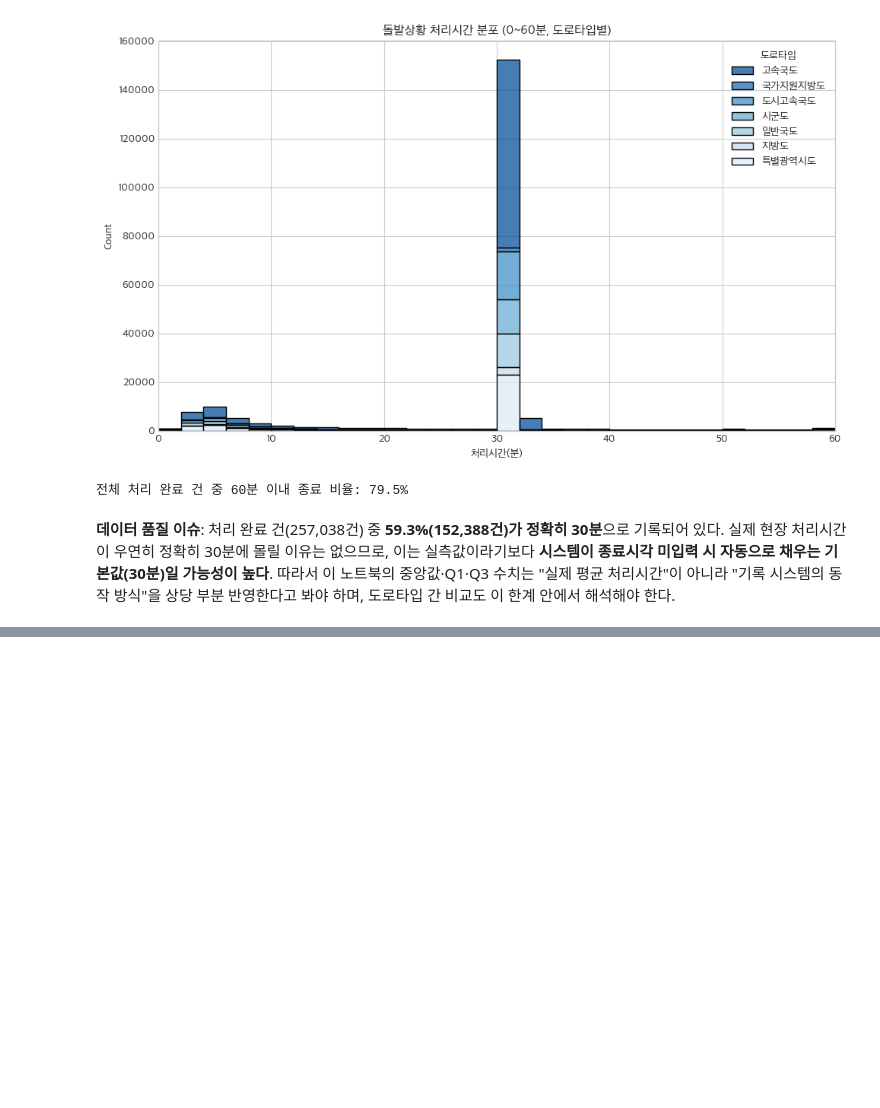
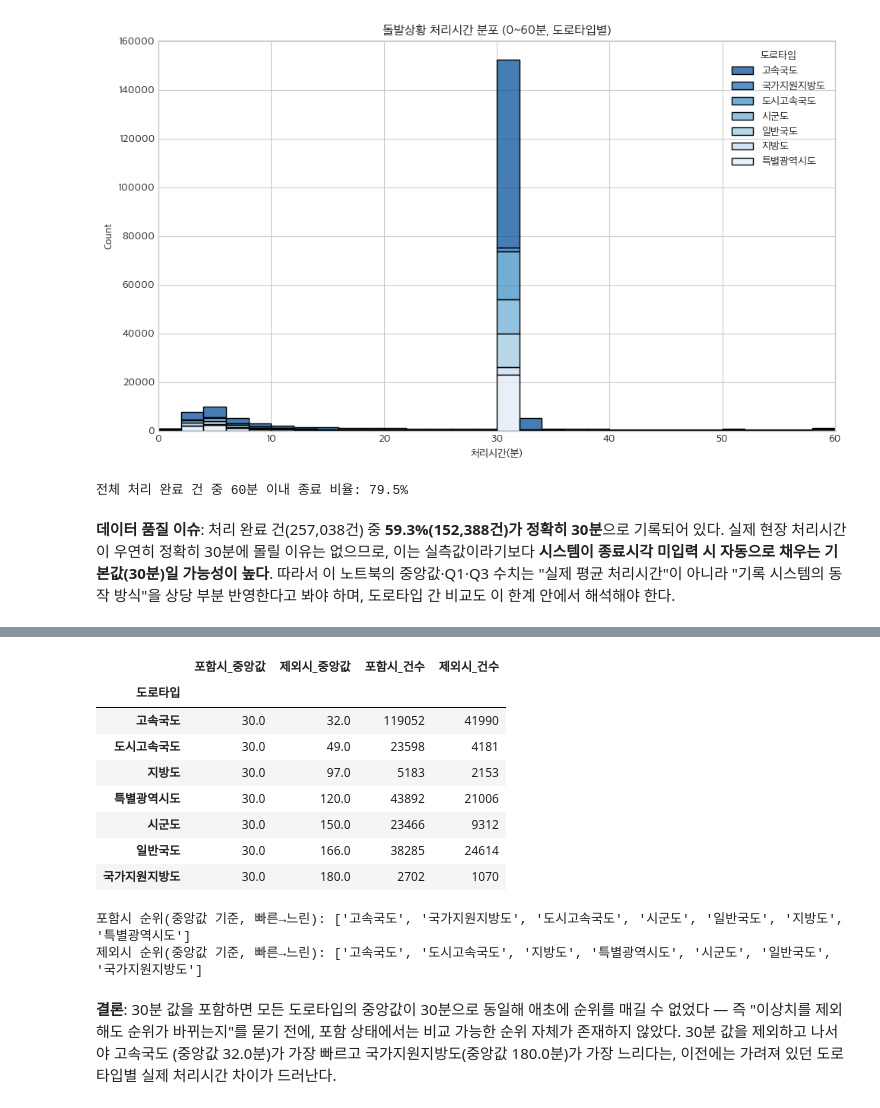
Before and after one commit to dan980918-coder/road-incident-analysis, a Jupyter notebook: notebooks/06_accident_duration.ipynb, the cells around one changed output, grey strips where cells are left out. Cells and saved outputs as stored; diff of their text form; code cells hidden in the pictures; blank space fills up the shorter version.

```diff
--- a/notebooks/06_accident_duration.ipynb
+++ b/notebooks/06_accident_duration.ipynb
@@ -139,0 +145,41 @@ print(f'전체 처리 완료 건 중 60분 이내 종료 비율: {pct_within_60:
+# %%
+df_excl = df_dur[df_dur['처리시간(분)'] != 30.0]
+
+stats_excl = (
+    df_excl[df_excl['도로타입'] != '-']
+    .groupby('도로타입')['처리시간(분)']
+    .agg(건수='count', 평균='mean', 중앙값='median', Q1=lambda s: s.quantile(0.25), Q3=lambda s: s.quantile(0.75))
+    .round(1)
+)
+
+compare = pd.DataFrame({
+    '포함시_중앙값': road_type_stats['중앙값'],
+    '제외시_중앙값': stats_excl['중앙값'],
+    '포함시_건수': road_type_stats['건수'],
+    '제외시_건수': stats_excl['건수'],
+}).sort_values('제외시_중앙값')
+compare
+# %% [output]
+|  | 포함시_중앙값 | 제외시_중앙값 | 포함시_건수 | 제외시_건수 |
+| 도로타입 |  |  |  |  |
+| 고속국도 | 30.0 | 32.0 | 119052 | 41990 |
+| 도시고속국도 | 30.0 | 49.0 | 23598 | 4181 |
+| 지방도 | 30.0 | 97.0 | 5183 | 2153 |
+| 특별광역시도 | 30.0 | 120.0 | 43892 | 21006 |
+| 시군도 | 30.0 | 150.0 | 23466 | 9312 |
+| 일반국도 | 30.0 | 166.0 | 38285 | 24614 |
+| 국가지원지방도 | 30.0 | 180.0 | 2702 | 1070 |
+# %%
+incl_rank = road_type_stats.sort_values('중앙값').index.tolist()
+excl_rank = stats_excl.sort_values('중앙값').index.tolist()
+print('포함시 순위(중앙값 기준, 빠른→느린):', incl_rank)
+print('제외시 순위(중앙값 기준, 빠른→느린):', excl_rank)
+# %% [output]
+포함시 순위(중앙값 기준, 빠른→느린): ['고속국도', '국가지원지방도', '도시고속국도', '시군도', '일반국도', '지방도', '특별광역시도']
+제외시 순위(중앙값 기준, 빠른→느린): ['고속국도', '도시고속국도', '지방도', '특별광역시도', '시군도', '일반국도', '국가지원지방도']
+# %% [markdown]
+**결론**: 30분 값을 포함하면 모든 도로타입의 중앙값이 30분으로 동일해 애초에
+순위를 매길 수 없었다 — 즉 "이상치를 제외해도 순위가 바뀌는지"를 묻기 전에, 포함
+상태에서는 비교 가능한 순위 자체가 존재하지 않았다. 30분 값을 제외하고 나서야 고속국도
+(중앙값 32.0분)가 가장 빠르고 국가지원지방도(중앙값 180.0분)가 가장 느리다는, 이전에는
+가려져 있던 도로타입별 실제 처리시간 차이가 드러난다.
```
Also changed, not shown: parts of 1 cell of this notebook, 1 other file.
